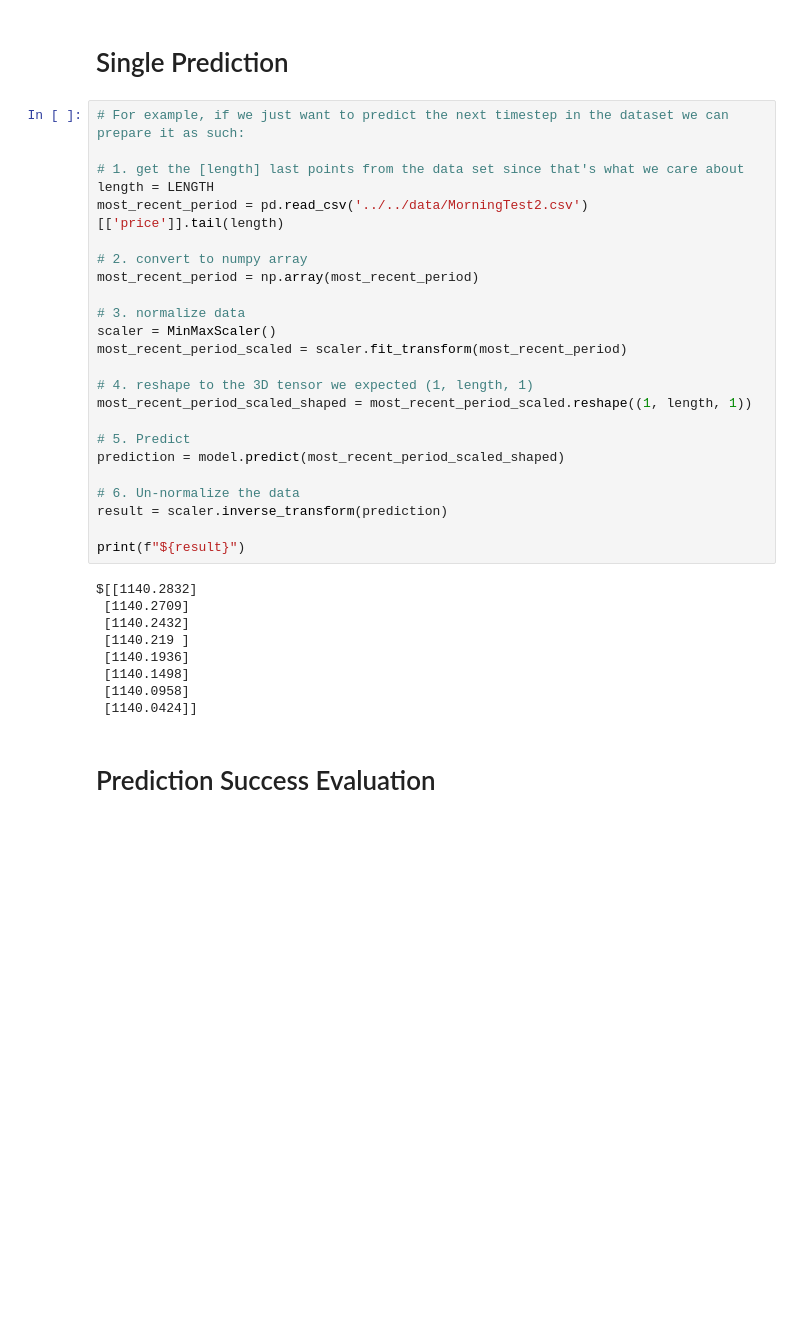
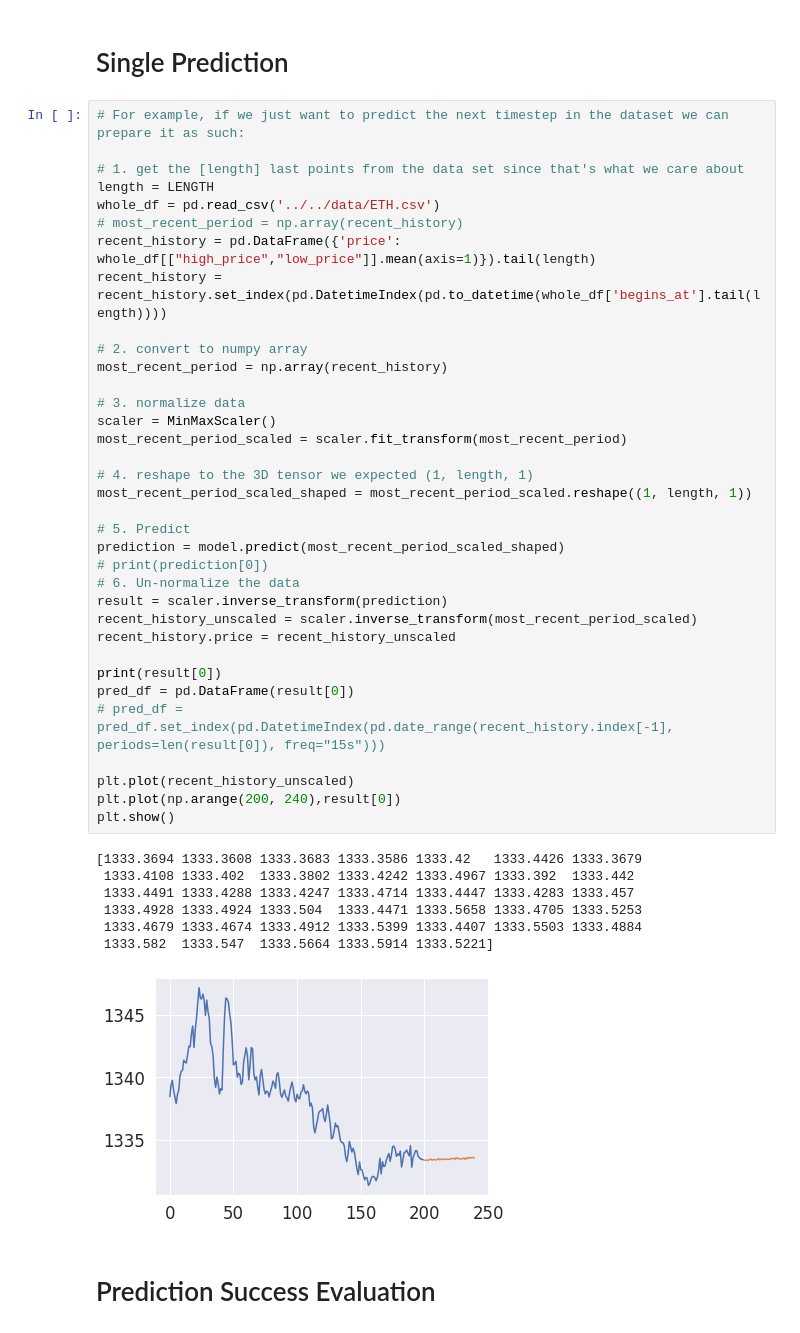
Before and after one commit to jsngalloway/night-trader, a Jupyter notebook: notebooks/lstm_modeling/lstm_forward_projector.ipynb, the cells around one changed output. Saved outputs shown, nothing was run; the diff lists cells and outputs as text; blank space fills up the shorter version.

```diff
--- a/notebooks/lstm_modeling/lstm_forward_projector.ipynb
+++ b/notebooks/lstm_modeling/lstm_forward_projector.ipynb
@@ -244,36 +225,46 @@ Profit: 0
 # %%
 # For example, if we just want to predict the next timestep in the dataset we can prepare it as such:
 
 # 1. get the [length] last points from the data set since that's what we care about
 length = LENGTH
-most_recent_period = pd.read_csv('../../data/MorningTest2.csv')[['price']].tail(length)
+whole_df = pd.read_csv('../../data/ETH.csv')
+# most_recent_period = np.array(recent_history)
+recent_history = pd.DataFrame({'price': whole_df[["high_price","low_price"]].mean(axis=1)}).tail(length)
+recent_history = recent_history.set_index(pd.DatetimeIndex(pd.to_datetime(whole_df['begins_at'].tail(length))))
 
 # 2. convert to numpy array
-most_recent_period = np.array(most_recent_period)
+most_recent_period = np.array(recent_history)
 
 # 3. normalize data
 scaler = MinMaxScaler()
 most_recent_period_scaled = scaler.fit_transform(most_recent_period)
 
 # 4. reshape to the 3D tensor we expected (1, length, 1)
 most_recent_period_scaled_shaped = most_recent_period_scaled.reshape((1, length, 1))
 
 # 5. Predict
 prediction = model.predict(most_recent_period_scaled_shaped)
-
+# print(prediction[0])
 # 6. Un-normalize the data
 result = scaler.inverse_transform(prediction)
+recent_history_unscaled = scaler.inverse_transform(most_recent_period_scaled)
+recent_history.price = recent_history_unscaled
 
-print(f"${result}")
+print(result[0])
+pred_df = pd.DataFrame(result[0])
+# pred_df = pred_df.set_index(pd.DatetimeIndex(pd.date_range(recent_history.index[-1], periods=len(result[0]), freq="15s")))
+
+plt.plot(recent_history_unscaled)
+plt.plot(np.arange(200, 240),result[0])
+plt.show()
 # %% [output]
-$[[1140.2832]
- [1140.2709]
- [1140.2432]
- [1140.219 ]
- [1140.1936]
- [1140.1498]
- [1140.0958]
- [1140.0424]]
+[1333.3694 1333.3608 1333.3683 1333.3586 1333.42   1333.4426 1333.3679
+ 1333.4108 1333.402  1333.3802 1333.4242 1333.4967 1333.392  1333.442
+ 1333.4491 1333.4288 1333.4247 1333.4714 1333.4447 1333.4283 1333.457
+ 1333.4928 1333.4924 1333.504  1333.4471 1333.5658 1333.4705 1333.5253
+ 1333.4679 1333.4674 1333.4912 1333.5399 1333.4407 1333.5503 1333.4884
+ 1333.582  1333.547  1333.5664 1333.5914 1333.5221]
+[figure, added]
 # %% [markdown]
 # Prediction Success Evaluation
 # %%
```
Also changed, not shown: parts of 7 cells of this notebook, 2 other files.
